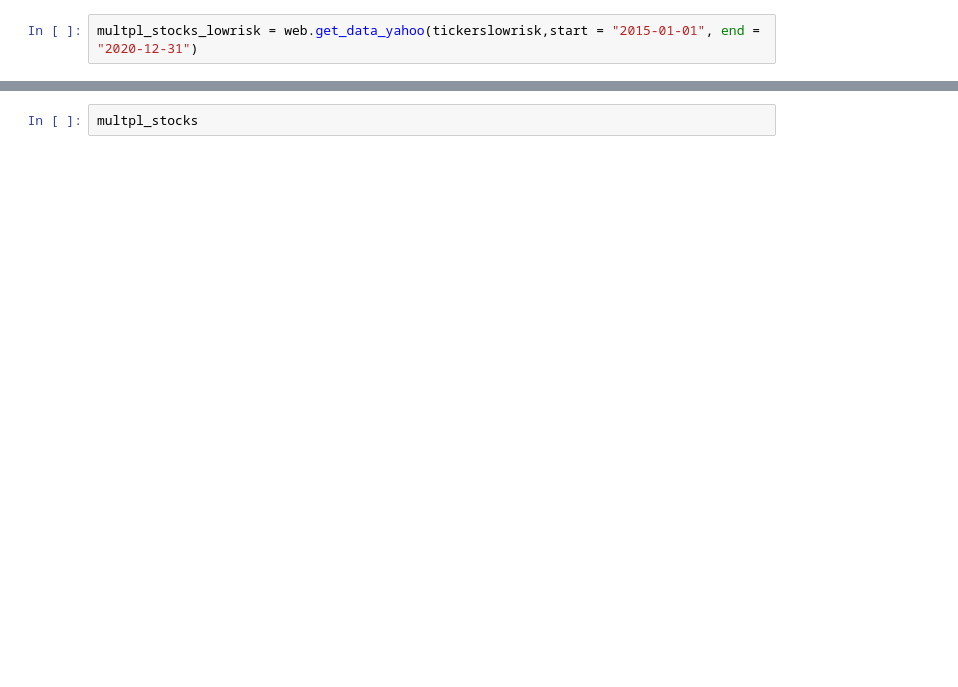
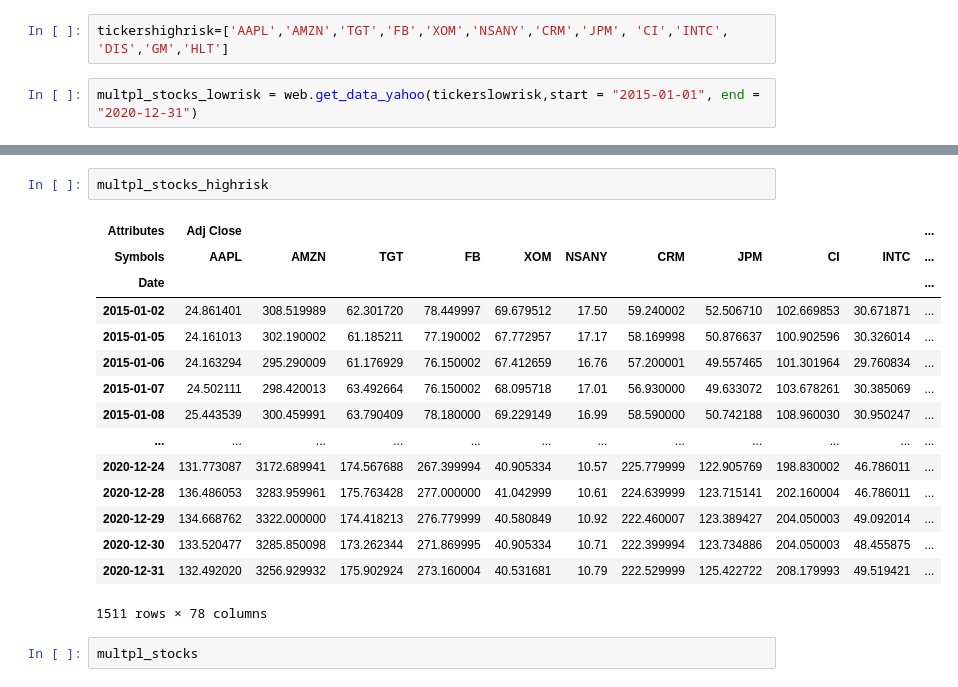
Before and after one commit to luismaldonadotxstate9/MachineLearningProject, a Jupyter notebook: Machine Learning Project (Updated 4-15).ipynb, the cells around one changed output, grey strips where cells are left out. Saved outputs shown, nothing was run; the diff lists cells and outputs as text; blank space fills up the shorter version.

```diff
--- a/Machine Learning Project (Updated 4-15).ipynb
+++ b/Machine Learning Project (Updated 4-15).ipynb
@@ -26,3 +28,5 @@ tickerslowrisk=['MSFT', 'V', 'XOM', 'ORCL', 'NKE', 'TMO', 'JPM', 'UNH', 'CSCO',
+# %%
+tickershighrisk=['AAPL','AMZN','TGT','FB','XOM','NSANY','CRM','JPM', 'CI','INTC', 'DIS','GM','HLT']
 # %%
 multpl_stocks_lowrisk = web.get_data_yahoo(tickerslowrisk,start = "2015-01-01", end = "2020-12-31")
 # %%
@@ -46,3 +72,21 @@ multpl_stocks_lowrisk
+# %%
+multpl_stocks_highrisk
+# %% [output]
+| Attributes | Adj Close |  |  |  |  |  |  |  |  |  | ... |
+| Symbols | AAPL | AMZN | TGT | FB | XOM | NSANY | CRM | JPM | CI | INTC | ... |
+| Date |  |  |  |  |  |  |  |  |  |  | ... |
+| 2015-01-02 | 24.861401 | 308.519989 | 62.301720 | 78.449997 | 69.679512 | 17.50 | 59.240002 | 52.506710 | 102.669853 | 30.671871 | ... |
+| 2015-01-05 | 24.161013 | 302.190002 | 61.185211 | 77.190002 | 67.772957 | 17.17 | 58.169998 | 50.876637 | 100.902596 | 30.326014 | ... |
+| 2015-01-06 | 24.163294 | 295.290009 | 61.176929 | 76.150002 | 67.412659 | 16.76 | 57.200001 | 49.557465 | 101.301964 | 29.760834 | ... |
+| 2015-01-07 | 24.502111 | 298.420013 | 63.492664 | 76.150002 | 68.095718 | 17.01 | 56.930000 | 49.633072 | 103.678261 | 30.385069 | ... |
+| 2015-01-08 | 25.443539 | 300.459991 | 63.790409 | 78.180000 | 69.229149 | 16.99 | 58.590000 | 50.742188 | 108.960030 | 30.950247 | ... |
+| ... | ... | ... | ... | ... | ... | ... | ... | ... | ... | ... | ... |
+| 2020-12-24 | 131.773087 | 3172.689941 | 174.567688 | 267.399994 | 40.905334 | 10.57 | 225.779999 | 122.905769 | 198.830002 | 46.786011 | ... |
+| 2020-12-28 | 136.486053 | 3283.959961 | 175.763428 | 277.000000 | 41.042999 | 10.61 | 224.639999 | 123.715141 | 202.160004 | 46.786011 | ... |
+| 2020-12-29 | 134.668762 | 3322.000000 | 174.418213 | 276.779999 | 40.580849 | 10.92 | 222.460007 | 123.389427 | 204.050003 | 49.092014 | ... |
+| 2020-12-30 | 133.520477 | 3285.850098 | 173.262344 | 271.869995 | 40.905334 | 10.71 | 222.399994 | 123.734886 | 204.050003 | 48.455875 | ... |
+| 2020-12-31 | 132.492020 | 3256.929932 | 175.902924 | 273.160004 | 40.531681 | 10.79 | 222.529999 | 125.422722 | 208.179993 | 49.519421 | ... |
+1511 rows × 78 columns
 # %%
 multpl_stocks
 # %% [output]
```
Also changed, not shown: parts of 51 cells of this notebook.
